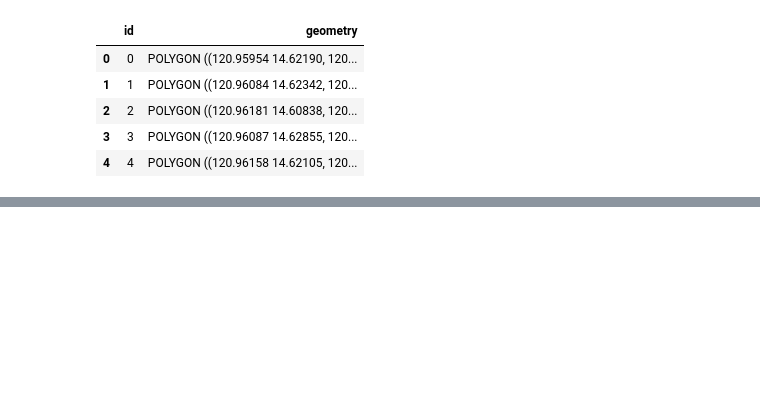
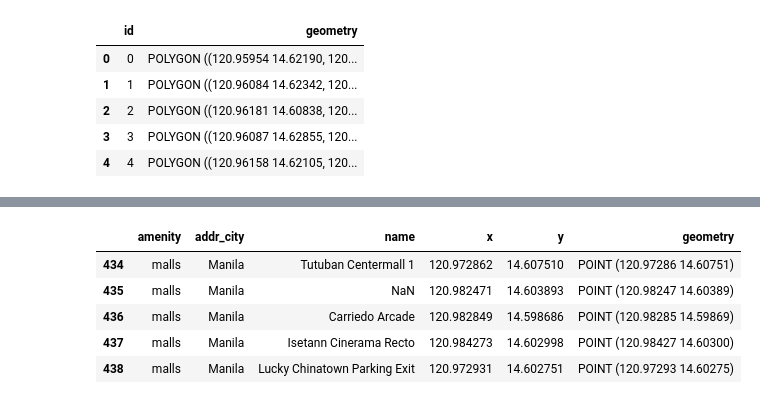
Before and after one commit to jacob-villa/optimize-jeepney-routes-genetic-algorithm, a Jupyter notebook: manila-amenities.ipynb, the cells around one changed output, grey strips where cells are left out. Saved outputs shown, nothing was run; the diff lists cells and outputs as text; code cells hidden in the pictures; blank space fills up the shorter version.

```diff
--- a/manila-amenities.ipynb
+++ b/manila-amenities.ipynb
@@ -27,5 +46,10 @@ manila_amenities_df = pd.read_csv('manila_amenities.csv')
 manila_amenities_df['geometry'] = manila_amenities_df['geometry'].apply(wkt.loads)
 manila_amenities_gdf = gpd.GeoDataFrame(manila_amenities_df, crs='epsg:4326')
 
-manila_amenities_gdf
+# Separate into point and polygon dataframes
+manila_amenities_polygon_gdf = manila_amenities_gdf[manila_amenities_gdf['geometry'].geom_type == 'Polygon']
+manila_amenities_point_gdf = manila_amenities_gdf[manila_amenities_gdf['geometry'].geom_type == 'Point']
+
+# Add a column to the polygon dataframe to store a list of Amenity Points within the polygon
+manila_amenities_polygon_gdf['amenity_points'] = None
 # %% [output]
@@ -44,0 +110,9 @@ manila_amenities_gdf
+# %%
+manila_amenities_point_gdf.head()
+# %% [output]
+|  | amenity | addr_city | name | x | y | geometry |
+| 434 | malls | Manila | Tutuban Centermall 1 | 120.972862 | 14.607510 | POINT (120.97286 14.60751) |
+| 435 | malls | Manila | NaN | 120.982471 | 14.603893 | POINT (120.98247 14.60389) |
+| 436 | malls | Manila | Carriedo Arcade | 120.982849 | 14.598686 | POINT (120.98285 14.59869) |
+| 437 | malls | Manila | Isetann Cinerama Recto | 120.984273 | 14.602998 | POINT (120.98427 14.60300) |
+| 438 | malls | Manila | Lucky Chinatown Parking Exit | 120.972931 | 14.602751 | POINT (120.97293 14.60275) |
```
Also changed, not shown: parts of 10 cells of this notebook, 2 other files.
